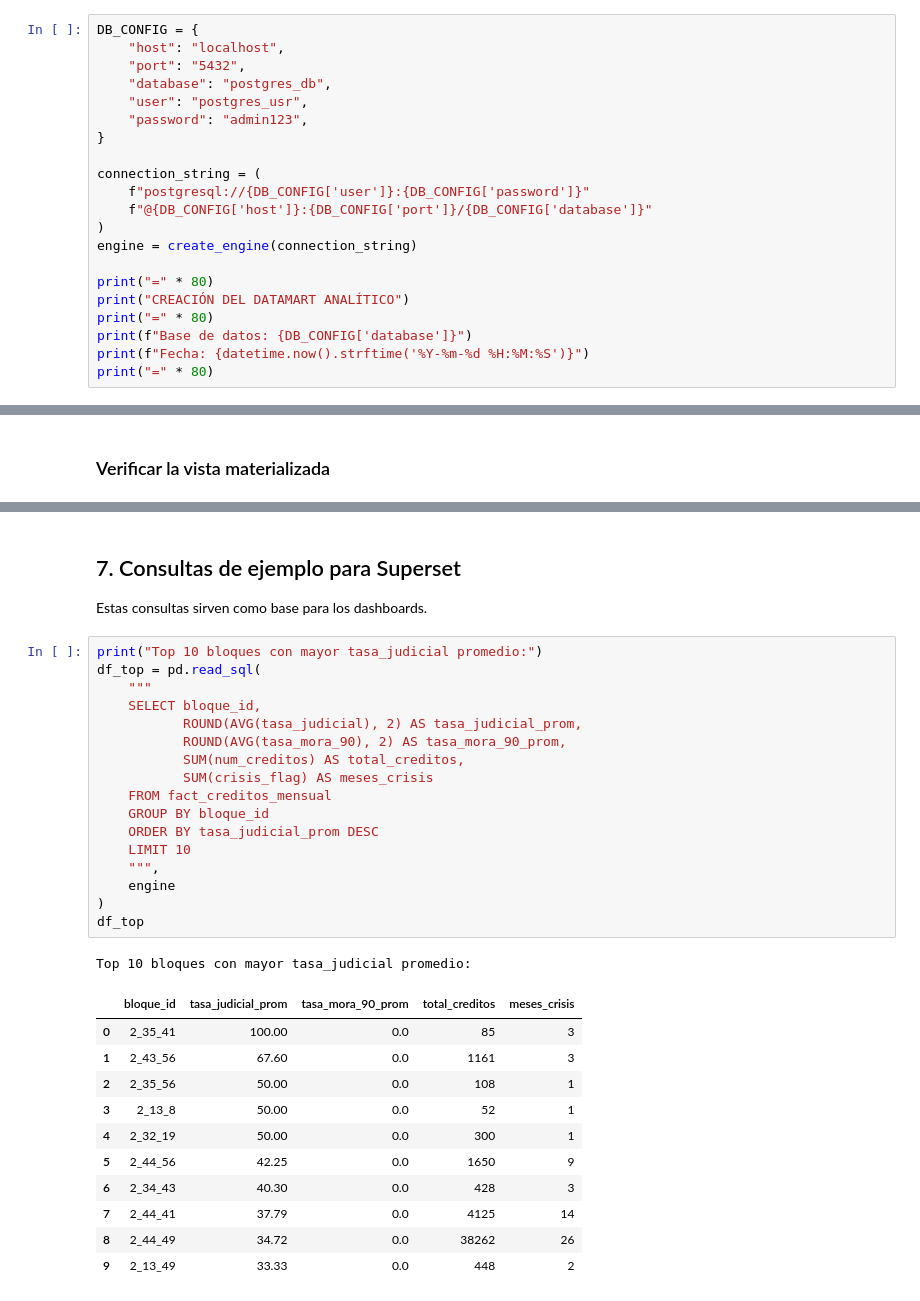
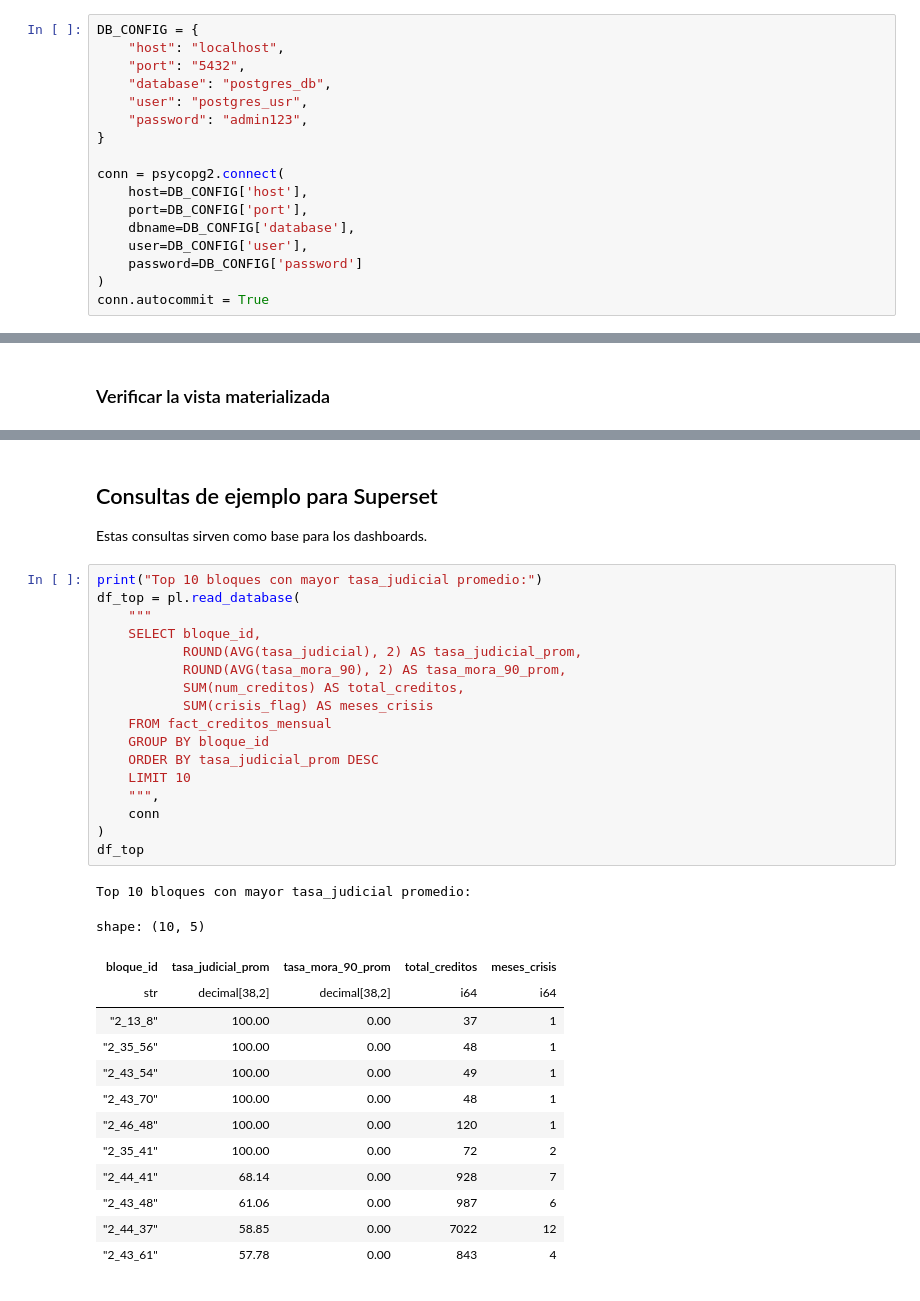
Before and after one commit to YahayUniversidad/IADegreeThesis, a Jupyter notebook: Desarrollo/noteBooks/datamart.ipynb, the cells around one changed output, grey strips where cells are left out. Cells and saved outputs as stored; diff of their text form.

```diff
--- a/Desarrollo/noteBooks/datamart.ipynb
+++ b/Desarrollo/noteBooks/datamart.ipynb
@@ -50,15 +60,11 @@ DB_CONFIG = {
     "password": "admin123",
 }
 
-connection_string = (
-    f"postgresql://{DB_CONFIG['user']}:{DB_CONFIG['password']}"
-    f"@{DB_CONFIG['host']}:{DB_CONFIG['port']}/{DB_CONFIG['database']}"
+conn = psycopg2.connect(
+    host=DB_CONFIG['host'],
+    port=DB_CONFIG['port'],
+    dbname=DB_CONFIG['database'],
+    user=DB_CONFIG['user'],
+    password=DB_CONFIG['password']
 )
-engine = create_engine(connection_string)
-
-print("=" * 80)
-print("CREACIÓN DEL DATAMART ANALÍTICO")
-print("=" * 80)
-print(f"Base de datos: {DB_CONFIG['database']}")
-print(f"Fecha: {datetime.now().strftime('%Y-%m-%d %H:%M:%S')}")
-print("=" * 80)
+conn.autocommit = True
@@ -650,36 +295,38 @@ Muestra de fact_creditos_mensual (primeras 10 filas):
 # %% [markdown]
-## 7. Consultas de ejemplo para Superset
+## Consultas de ejemplo para Superset
 
 Estas consultas sirven como base para los dashboards.
 # %%
 print("Top 10 bloques con mayor tasa_judicial promedio:")
-df_top = pd.read_sql(
+df_top = pl.read_database(
     """
     SELECT bloque_id,
            ROUND(AVG(tasa_judicial), 2) AS tasa_judicial_prom,
            ROUND(AVG(tasa_mora_90), 2) AS tasa_mora_90_prom,
            SUM(num_creditos) AS total_creditos,
            SUM(crisis_flag) AS meses_crisis
     FROM fact_creditos_mensual
     GROUP BY bloque_id
     ORDER BY tasa_judicial_prom DESC
     LIMIT 10
     """,
-    engine
+    conn
 )
 df_top
 # %% [output]
 Top 10 bloques con mayor tasa_judicial promedio:
+shape: (10, 5)
-|  | bloque_id | tasa_judicial_prom | tasa_mora_90_prom | total_creditos | meses_crisis |
-| 0 | 2_35_41 | 100.00 | 0.0 | 85 | 3 |
-| 1 | 2_43_56 | 67.60 | 0.0 | 1161 | 3 |
-| 2 | 2_35_56 | 50.00 | 0.0 | 108 | 1 |
-| 3 | 2_13_8 | 50.00 | 0.0 | 52 | 1 |
-| 4 | 2_32_19 | 50.00 | 0.0 | 300 | 1 |
-| 5 | 2_44_56 | 42.25 | 0.0 | 1650 | 9 |
-| 6 | 2_34_43 | 40.30 | 0.0 | 428 | 3 |
-| 7 | 2_44_41 | 37.79 | 0.0 | 4125 | 14 |
-| 8 | 2_44_49 | 34.72 | 0.0 | 38262 | 26 |
-| 9 | 2_13_49 | 33.33 | 0.0 | 448 | 2 |
+| bloque_id | tasa_judicial_prom | tasa_mora_90_prom | total_creditos | meses_crisis |
+| str | decimal[38,2] | decimal[38,2] | i64 | i64 |
+| "2_13_8" | 100.00 | 0.00 | 37 | 1 |
+| "2_35_56" | 100.00 | 0.00 | 48 | 1 |
+| "2_43_54" | 100.00 | 0.00 | 49 | 1 |
+| "2_43_70" | 100.00 | 0.00 | 48 | 1 |
+| "2_46_48" | 100.00 | 0.00 | 120 | 1 |
+| "2_35_41" | 100.00 | 0.00 | 72 | 2 |
+| "2_44_41" | 68.14 | 0.00 | 928 | 7 |
+| "2_43_48" | 61.06 | 0.00 | 987 | 6 |
+| "2_44_37" | 58.85 | 0.00 | 7022 | 12 |
+| "2_43_61" | 57.78 | 0.00 | 843 | 4 |
 # %%
 print("Evolución mensual de tasa_mora_90 por sector:")
```
Also changed, not shown: parts of 20 cells of this notebook, 12 other files.
